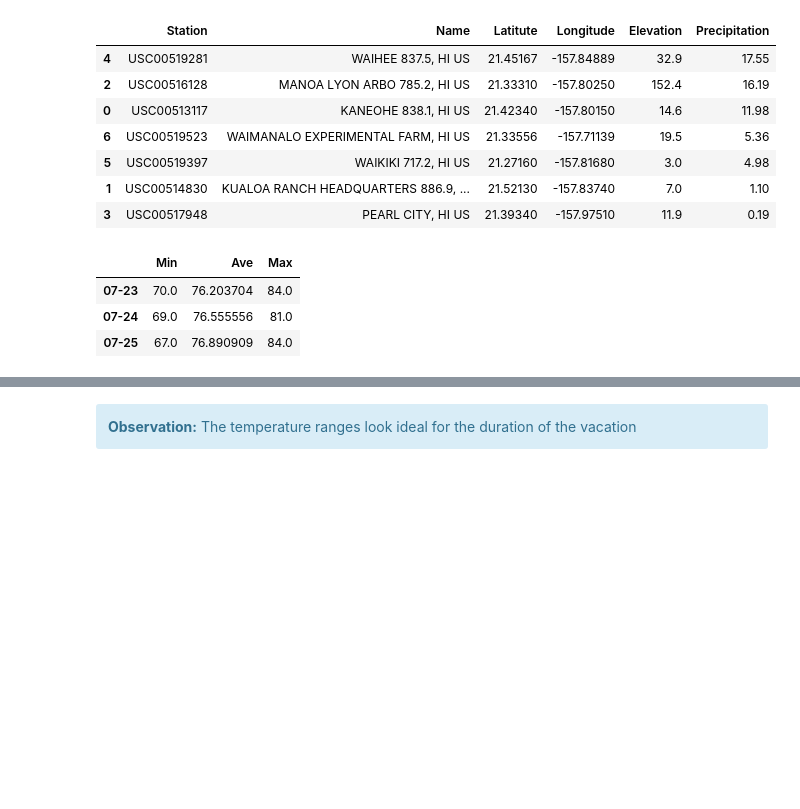
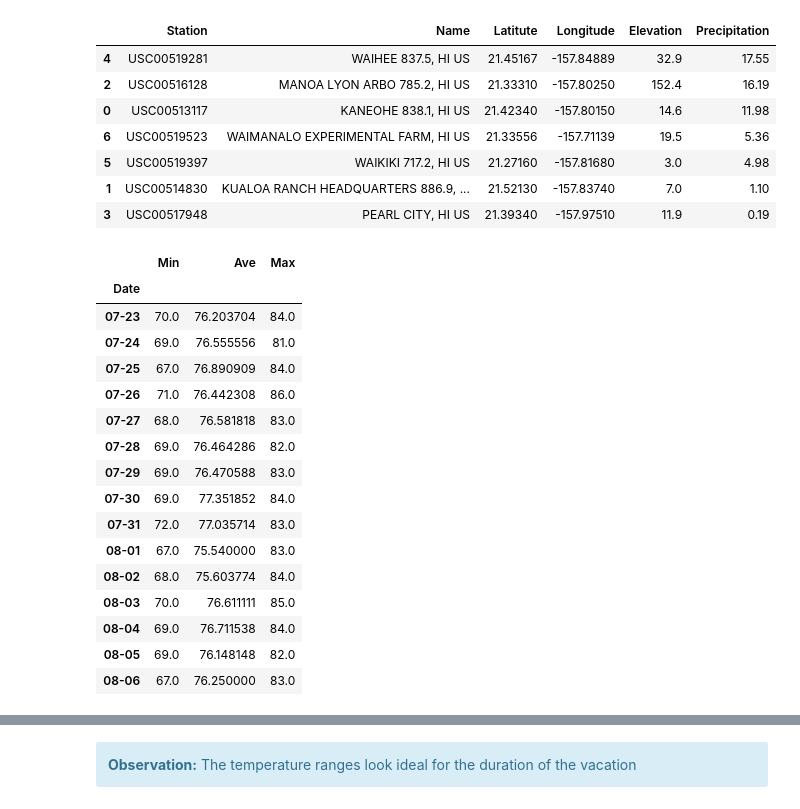
Before and after one commit to annmcnamara/sqlalchemy-challenge, a Jupyter notebook: climate_analysis.ipynb, the cells around one changed output, grey strips where cells are left out. Saved outputs shown, nothing was run; the diff lists cells and outputs as text; code cells hidden in the pictures; blank space fills up the shorter version.

```diff
--- a/climate_starter.ipynb
+++ b/climate_analysis.ipynb
@@ -656,7 +656,7 @@ def daily_normals(date):
 
 # Set the start and end date of the trip
 trip_start_date = pd.to_datetime('2017-07-23')
-trip_end_date   = pd.to_datetime('2017-08-08')
+trip_end_date   = pd.to_datetime('2017-08-06')
 
 # Use the start and end date to create a range of dates
 range_of_dates = pd.date_range(start=trip_start_date, end=trip_end_date)
@@ -665,9 +665,12 @@ range_of_dates = pd.date_range(start=trip_start_date, end=trip_end_date)
 
 # Strip off the year and create a list of %m-%d strings
 dates_list = []
+#full_dates = []
 for r in range_of_dates:
+    # print(type(r))
     #print(r.strftime("%m-%d"))
     dates_list.append(r.strftime("%m-%d"))
+    #full_dates.append(r.strftime("%Y-%m-%d"))
 
 # Loop through the list of %m-%d strings and calculate the normals for each date
 normals = []
@@ -676,13 +679,30 @@ for day in dates_list:
     normals.append([dn[0][0],dn[0][1], dn[0][2]])
 # %%
 # Load the previous query results into a Pandas DataFrame and add the `trip_dates` range as the `date` index
+
 trip_dates = pd.DataFrame(normals, columns = ['Min', 'Ave', 'Max'], index = dates_list)
-trip_dates.head(3)
+
+trip_dates.index.name='Date'
+trip_dates.head()
+trip_dates
 # %% [output]
 |  | Min | Ave | Max |
+| Date |  |  |  |
 | 07-23 | 70.0 | 76.203704 | 84.0 |
 | 07-24 | 69.0 | 76.555556 | 81.0 |
 | 07-25 | 67.0 | 76.890909 | 84.0 |
+| 07-26 | 71.0 | 76.442308 | 86.0 |
+| 07-27 | 68.0 | 76.581818 | 83.0 |
+| 07-28 | 69.0 | 76.464286 | 82.0 |
+| 07-29 | 69.0 | 76.470588 | 83.0 |
+| 07-30 | 69.0 | 77.351852 | 84.0 |
+| 07-31 | 72.0 | 77.035714 | 83.0 |
+| 08-01 | 67.0 | 75.540000 | 83.0 |
+| 08-02 | 68.0 | 75.603774 | 84.0 |
+| 08-03 | 70.0 | 76.611111 | 85.0 |
+| 08-04 | 69.0 | 76.711538 | 84.0 |
+| 08-05 | 69.0 | 76.148148 | 82.0 |
+| 08-06 | 67.0 | 76.250000 | 83.0 |
 # %%
 # Plot the daily normals as an area plot with `stacked=False`
 
```
Also changed, not shown: parts of 1 cell of this notebook, 1 other file.
